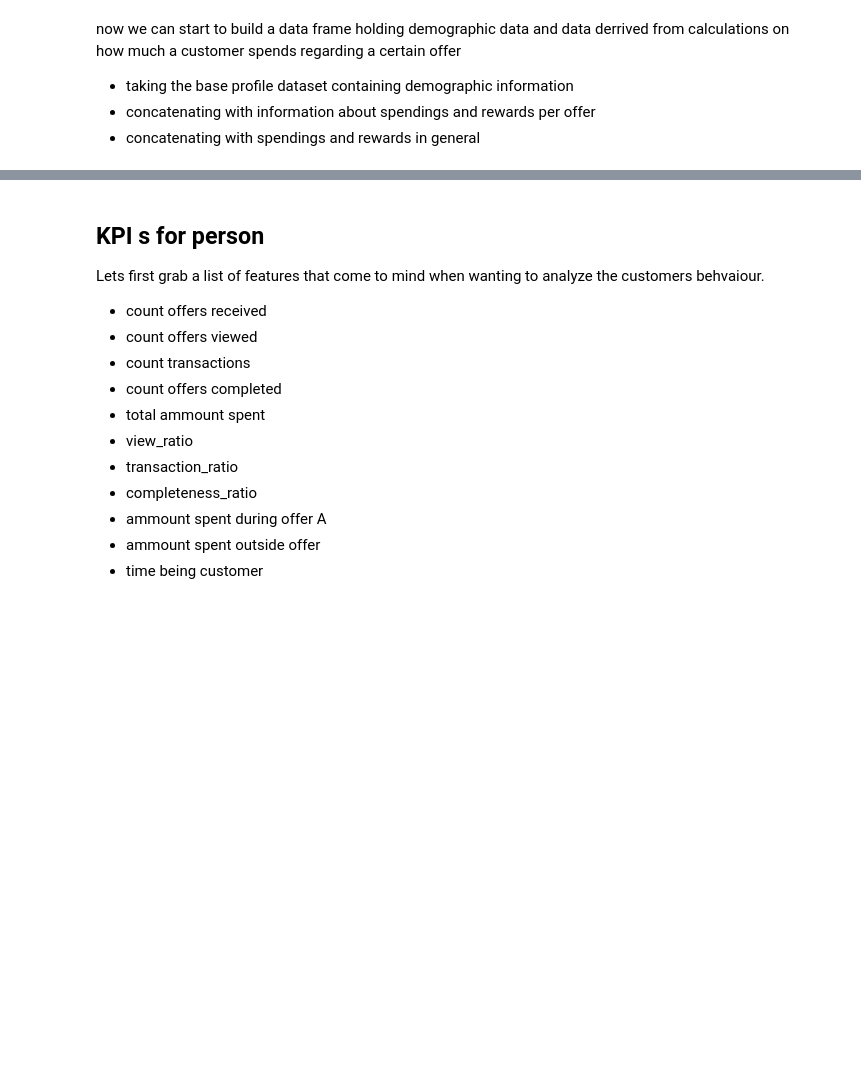
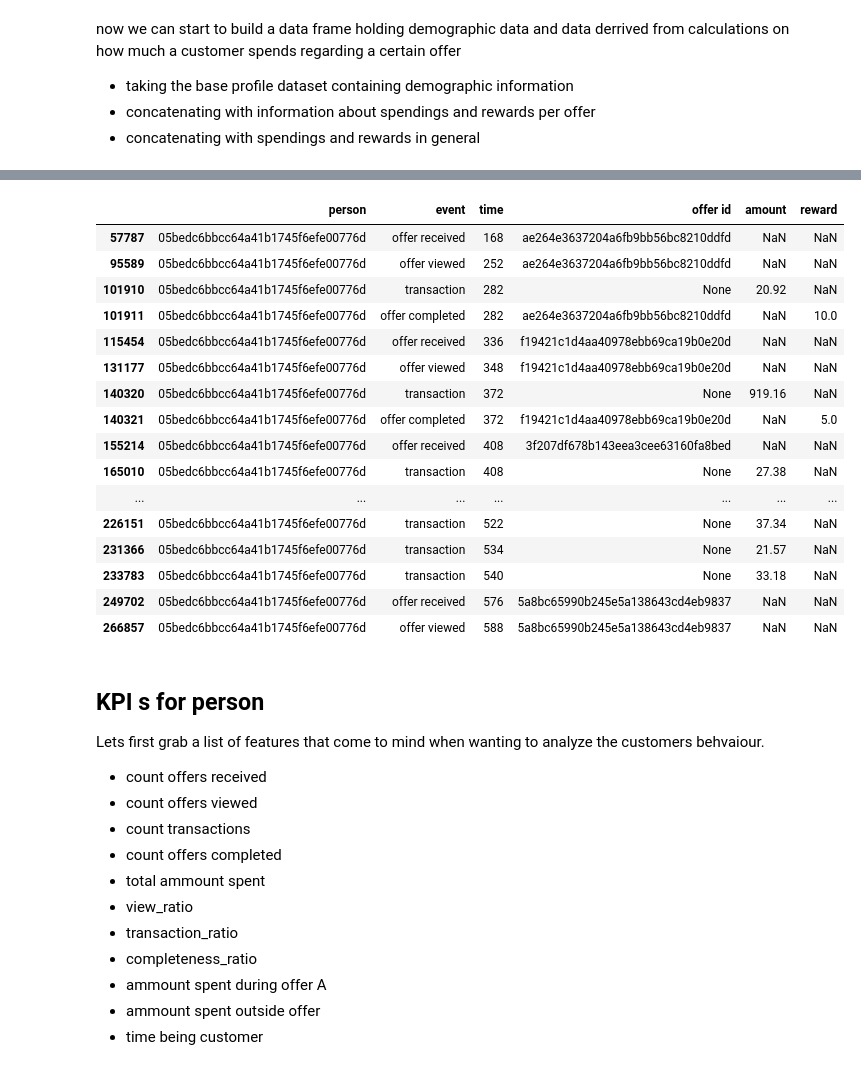
Before and after one commit to udacityML/capstone_starbucks, a Jupyter notebook: Starbucks_Capstone_notebook_app2.ipynb, the cells around one changed output, grey strips where cells are left out. Cells and saved outputs as stored; diff of their text form; code cells hidden in the pictures; blank space fills up the shorter version.

```diff
--- a/Starbucks_Capstone_notebook_app2.ipynb
+++ b/Starbucks_Capstone_notebook_app2.ipynb
@@ -721,5 +865,23 @@ df_person_money_spent[df_person_money_spent.index.str.startswith('0cc6e8553c844c
 # %%
-transcript[transcript['person']=='0cc6e8553c844c02ab525bc466aa569b']
+transcript[transcript['person']=='05bedc6bbcc64a41b1745f6efe00776d']
+# %% [output]
+|  | person | event | time | offer id | amount | reward |
+| 57787 | 05bedc6bbcc64a41b1745f6efe00776d | offer received | 168 | ae264e3637204a6fb9bb56bc8210ddfd | NaN | NaN |
+| 95589 | 05bedc6bbcc64a41b1745f6efe00776d | offer viewed | 252 | ae264e3637204a6fb9bb56bc8210ddfd | NaN | NaN |
+| 101910 | 05bedc6bbcc64a41b1745f6efe00776d | transaction | 282 | None | 20.92 | NaN |
+| 101911 | 05bedc6bbcc64a41b1745f6efe00776d | offer completed | 282 | ae264e3637204a6fb9bb56bc8210ddfd | NaN | 10.0 |
+| 115454 | 05bedc6bbcc64a41b1745f6efe00776d | offer received | 336 | f19421c1d4aa40978ebb69ca19b0e20d | NaN | NaN |
+| 131177 | 05bedc6bbcc64a41b1745f6efe00776d | offer viewed | 348 | f19421c1d4aa40978ebb69ca19b0e20d | NaN | NaN |
+| 140320 | 05bedc6bbcc64a41b1745f6efe00776d | transaction | 372 | None | 919.16 | NaN |
+| 140321 | 05bedc6bbcc64a41b1745f6efe00776d | offer completed | 372 | f19421c1d4aa40978ebb69ca19b0e20d | NaN | 5.0 |
+| 155214 | 05bedc6bbcc64a41b1745f6efe00776d | offer received | 408 | 3f207df678b143eea3cee63160fa8bed | NaN | NaN |
+| 165010 | 05bedc6bbcc64a41b1745f6efe00776d | transaction | 408 | None | 27.38 | NaN |
+| ... | ... | ... | ... | ... | ... | ... |
+| 226151 | 05bedc6bbcc64a41b1745f6efe00776d | transaction | 522 | None | 37.34 | NaN |
+| 231366 | 05bedc6bbcc64a41b1745f6efe00776d | transaction | 534 | None | 21.57 | NaN |
+| 233783 | 05bedc6bbcc64a41b1745f6efe00776d | transaction | 540 | None | 33.18 | NaN |
+| 249702 | 05bedc6bbcc64a41b1745f6efe00776d | offer received | 576 | 5a8bc65990b245e5a138643cd4eb9837 | NaN | NaN |
+| 266857 | 05bedc6bbcc64a41b1745f6efe00776d | offer viewed | 588 | 5a8bc65990b245e5a138643cd4eb9837 | NaN | NaN |
 # %%
 customers.describe()
 # %%
```
Also changed, not shown: parts of 17 cells of this notebook.
